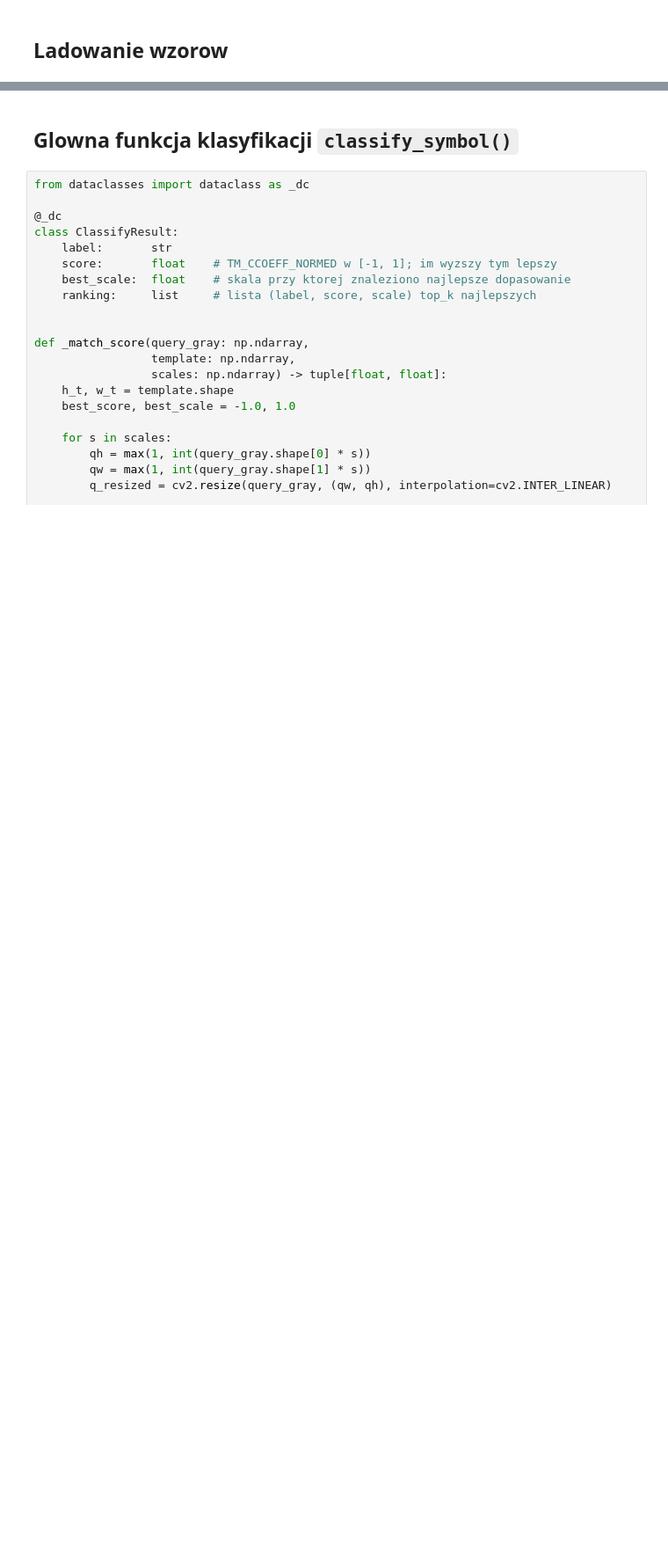
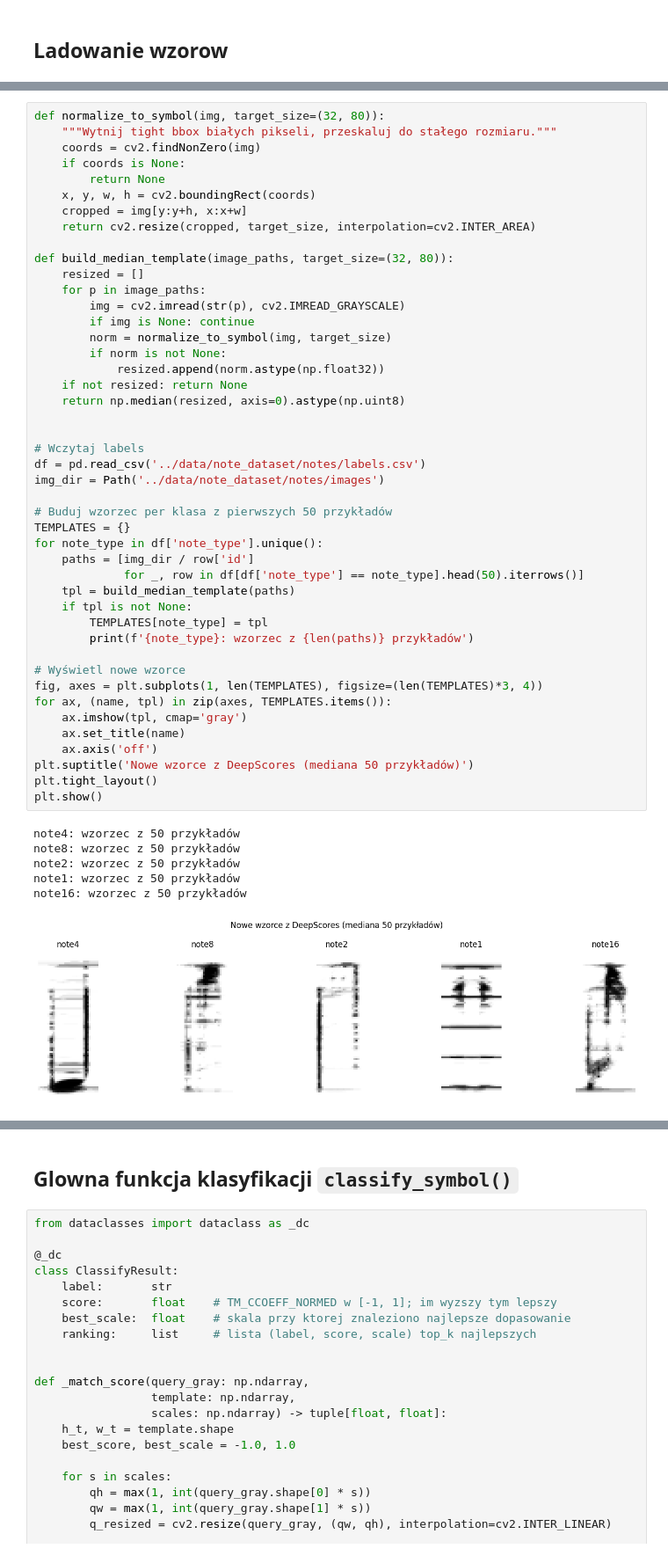
Before and after one commit to MateuszBielowka/OMR-classic-vs-deep-comparison, a Jupyter notebook: classical_recognition/ght_classification.ipynb, the cells around one changed output, grey strips where cells are left out. Shown at 88% size. Cells and saved outputs as stored; diff of their text form; blank space fills up the shorter version.

```diff
--- a/classical_recognition/ght_classification.ipynb
+++ b/classical_recognition/ght_classification.ipynb
@@ -84,0 +90,52 @@ Zaladowano 42 wzorow.
+# %%
+def normalize_to_symbol(img, target_size=(32, 80)):
+    """Wytnij tight bbox białych pikseli, przeskaluj do stałego rozmiaru."""
+    coords = cv2.findNonZero(img)
+    if coords is None:
+        return None
+    x, y, w, h = cv2.boundingRect(coords)
+    cropped = img[y:y+h, x:x+w]
+    return cv2.resize(cropped, target_size, interpolation=cv2.INTER_AREA)
+
+def build_median_template(image_paths, target_size=(32, 80)):
+    resized = []
+    for p in image_paths:
+        img = cv2.imread(str(p), cv2.IMREAD_GRAYSCALE)
+        if img is None: continue
+        norm = normalize_to_symbol(img, target_size)
+        if norm is not None:
+            resized.append(norm.astype(np.float32))
+    if not resized: return None
+    return np.median(resized, axis=0).astype(np.uint8)
+
+
+# Wczytaj labels
+df = pd.read_csv('../data/note_dataset/notes/labels.csv')
+img_dir = Path('../data/note_dataset/notes/images')
+
+# Buduj wzorzec per klasa z pierwszych 50 przykładów
+TEMPLATES = {}
+for note_type in df['note_type'].unique():
+    paths = [img_dir / row['id']
+             for _, row in df[df['note_type'] == note_type].head(50).iterrows()]
+    tpl = build_median_template(paths)
+    if tpl is not None:
+        TEMPLATES[note_type] = tpl
+        print(f'{note_type}: wzorzec z {len(paths)} przykładów')
+
+# Wyświetl nowe wzorce
+fig, axes = plt.subplots(1, len(TEMPLATES), figsize=(len(TEMPLATES)*3, 4))
+for ax, (name, tpl) in zip(axes, TEMPLATES.items()):
+    ax.imshow(tpl, cmap='gray')
+    ax.set_title(name)
+    ax.axis('off')
+plt.suptitle('Nowe wzorce z DeepScores (mediana 50 przykładów)')
+plt.tight_layout()
+plt.show()
+# %% [output]
+note4: wzorzec z 50 przykładów
+note8: wzorzec z 50 przykładów
+note2: wzorzec z 50 przykładów
+note1: wzorzec z 50 przykładów
+note16: wzorzec z 50 przykładów
+[figure, added]
```
Also changed, not shown: parts of 16 cells of this notebook, 5 other files.
